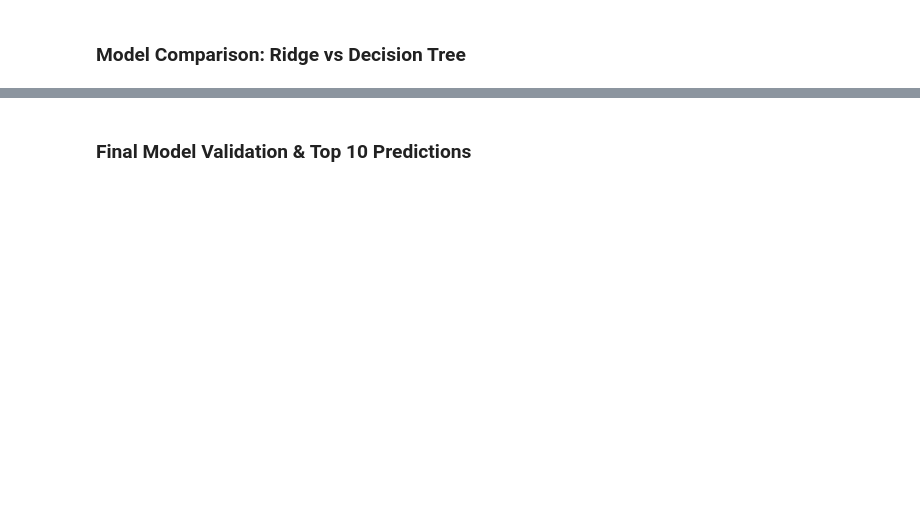
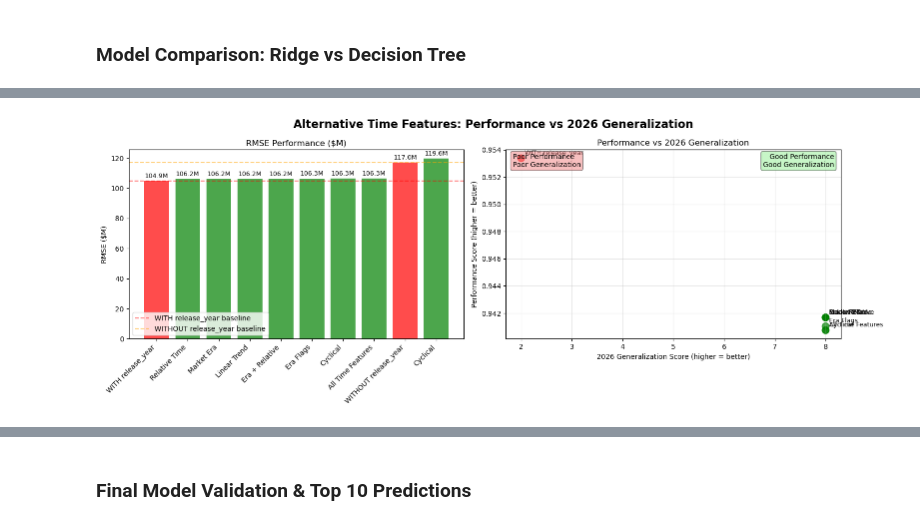
Before and after one commit to jasmineplows/box_office, a Jupyter notebook: code/4_train_test_models.ipynb, the cells around one changed output, grey strips where cells are left out. Saved outputs shown, nothing was run; the diff lists cells and outputs as text; code cells hidden in the pictures; blank space fills up the shorter version.

```diff
--- a/code/4_train_test_models.ipynb
+++ b/code/4_train_test_models.ipynb
@@ -832,0 +1794,90 @@ is_independence_day_proximity    0.003159
+# %%
+# Visualize the time feature comparison
+fig, axes = plt.subplots(1, 2, figsize=(16, 6))
+fig.suptitle('Alternative Time Features: Performance vs 2026 Generalization', fontsize=16, fontweight='bold')
+
+# Plot 1: RMSE comparison
+approaches = []
+rmse_values = []
+colors = []
+
+for _, row in comparison_df.head(10).iterrows():  # Top 10 approaches
+    approaches.append(row['Approach'].replace('Alternative: ', '').replace('Original ', ''))
+    rmse_values.append(row['RMSE'] / 1e6)
+
+    if 'Original WITH' in row['Approach']:
+        colors.append('red')  # Risk: data leakage
+    elif 'Original WITHOUT' in row['Approach']:
+        colors.append('orange')  # Safe but poor performance
+    else:
+        colors.append('green')  # Safe alternative approaches
+
+bars = axes[0].bar(range(len(approaches)), rmse_values, color=colors, alpha=0.7)
+axes[0].set_title('RMSE Performance ($M)')
+axes[0].set_ylabel('RMSE ($M)')
+axes[0].set_xticklabels(approaches, rotation=45, ha='right')
+axes[0].set_xticks(range(len(approaches)))
+
+# Add horizontal line for baseline
+axes[0].axhline(y=baseline_with_year/1e6, color='red', linestyle='--', alpha=0.5,
+                label=f'WITH release_year baseline')
+axes[0].axhline(y=baseline_without_year/1e6, color='orange', linestyle='--', alpha=0.5,
+                label=f'WITHOUT release_year baseline')
+axes[0].legend()
+
+# Add value labels
+for bar, val in zip(bars, rmse_values):
+    axes[0].text(bar.get_x() + bar.get_width()/2., val + 1,
+                f'{val:.1f}M', ha='center', va='bottom', fontsize=9)
+
+# Plot 2: 2026 Generalization Assessment
+approaches_simple = []
+generalization_scores = []
+performance_scores = []
+
+for _, row in comparison_df.head(8).iterrows():
+    approach_name = row['Approach'].replace('Alternative: ', '').replace('Original ', '')
+    approaches_simple.append(approach_name)
+
+    # Generalization score (higher is better)
+    if 'Original WITH' in row['Approach']:
+        gen_score = 2  # Poor: raw year values never seen
+    elif 'Original WITHOUT' in row['Approach']:
+        gen_score = 10  # Excellent: no temporal assumptions
+    else:
+        gen_score = 8  # Good: engineered features can extrapolate
+
+    # Performance score (inverse of RMSE, normalized)
+    perf_score = (1 / row['RMSE']) * 1e8  # Normalize for visualization
+
+    generalization_scores.append(gen_score)
+    performance_scores.append(perf_score)
+
+# Scatter plot: Performance vs Generalization
+scatter = axes[1].scatter(generalization_scores, performance_scores,
+                         c=colors[:len(approaches_simple)], s=100, alpha=0.7)
+
+# Add labels for each point
+for i, approach in enumerate(approaches_simple):
+    axes[1].annotate(approach, (generalization_scores[i], performance_scores[i]),
+                    xytext=(5, 5), textcoords='offset points', fontsize=9)
+
+axes[1].set_title('Performance vs 2026 Generalization')
+axes[1].set_xlabel('2026 Generalization Score (higher = better)')
+axes[1].set_ylabel('Performance Score (higher = better)')
+axes[1].grid(True, alpha=0.3)
+
+# Add quadrant labels
+axes[1].text(0.02, 0.98, 'Poor Performance\nPoor Generalization',
+             transform=axes[1].transAxes, va='top', ha='left',
+             bbox=dict(boxstyle="round,pad=0.3", facecolor="lightcoral", alpha=0.5))
+axes[1].text(0.98, 0.98, 'Good Performance\nGood Generalization',
+             transform=axes[1].transAxes, va='top', ha='right',
+             bbox=dict(boxstyle="round,pad=0.3", facecolor="lightgreen", alpha=0.5))
+
+plt.tight_layout()
+plt.show()
+
+print("\n📊 Visualization complete - shows trade-off between current performance and 2026 generalization")
+# %% [output]
+[figure, added]
```
Also changed, not shown: parts of 35 cells of this notebook.
